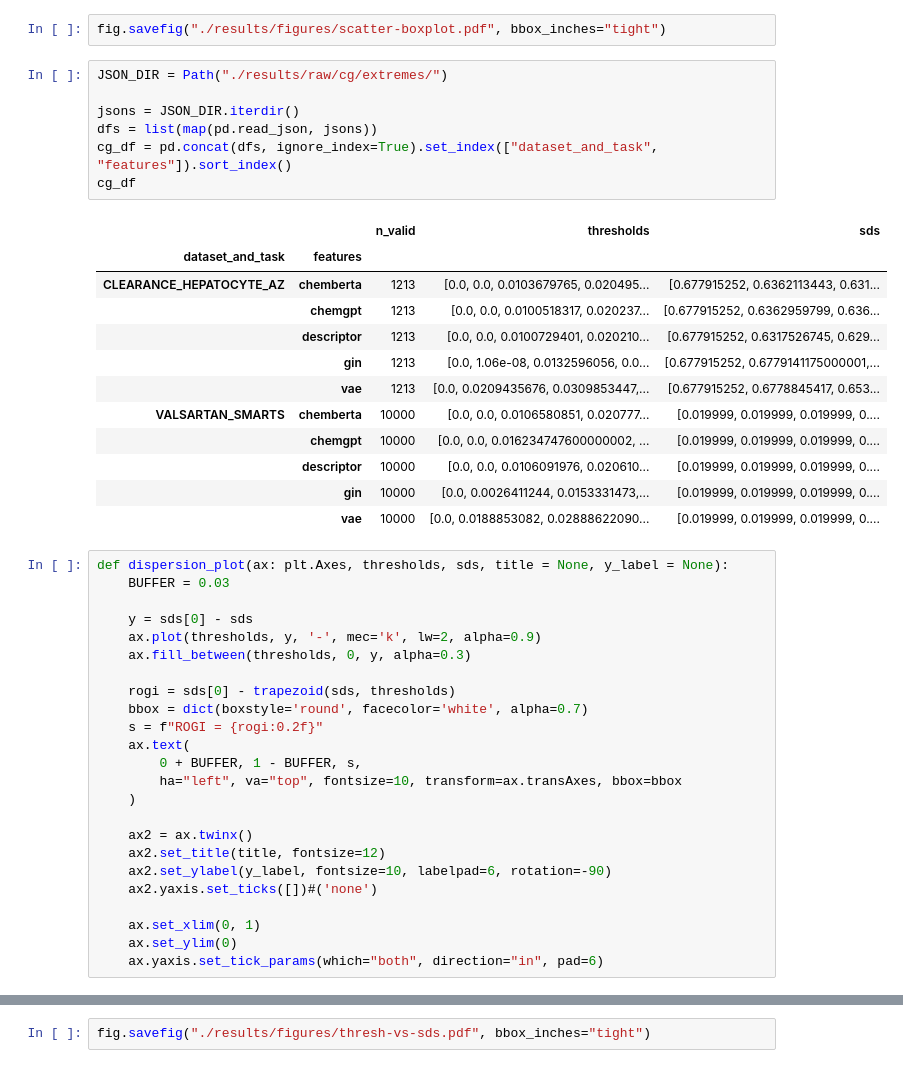
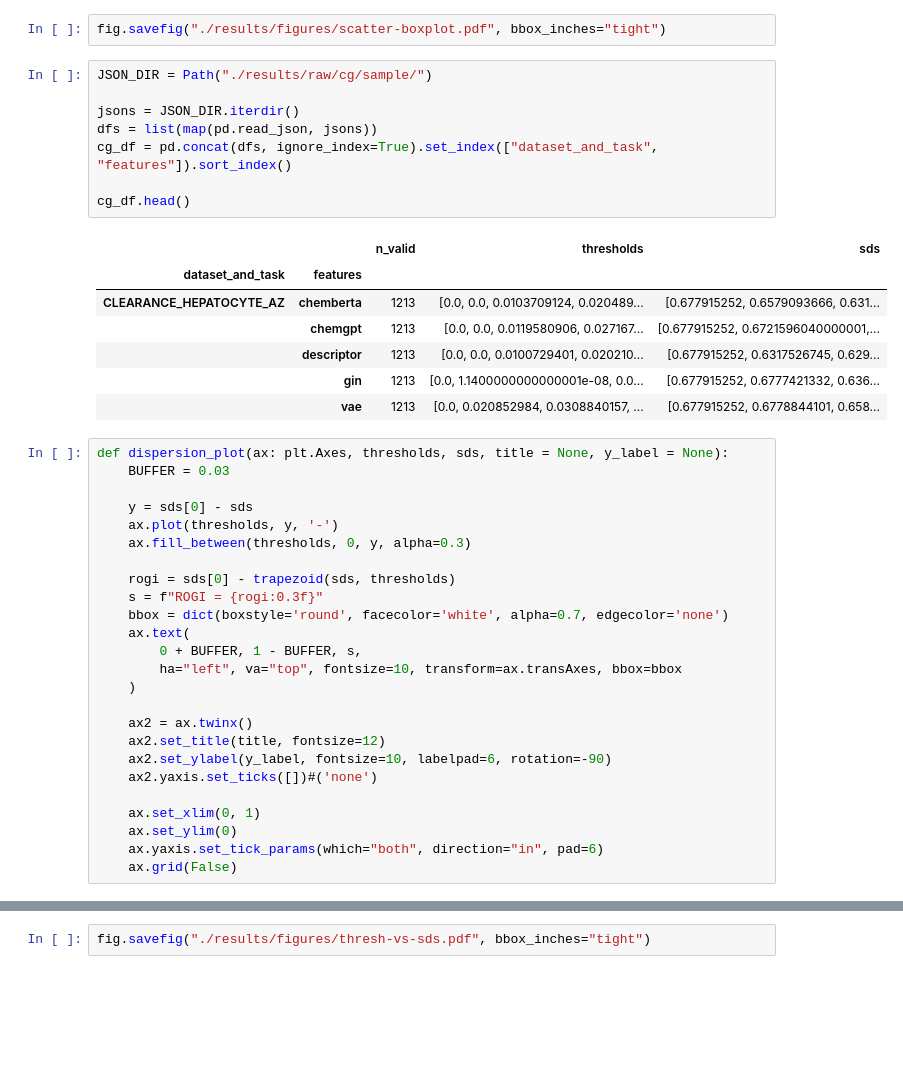
Before and after one commit to coleygroup/rogi-xd, a Jupyter notebook: plots.ipynb, the cells around one changed output, grey strips where cells are left out. Drawn from its saved outputs; the diff is of its cells as text; blank space fills up the shorter version.

```diff
--- a/plots.ipynb
+++ b/plots.ipynb
@@ -177,36 +244,32 @@ fig
 # %%
 fig.savefig("./results/figures/scatter-boxplot.pdf", bbox_inches="tight")
 # %%
-JSON_DIR = Path("./results/raw/cg/extremes/")
+JSON_DIR = Path("./results/raw/cg/sample/")
 
 jsons = JSON_DIR.iterdir()
 dfs = list(map(pd.read_json, jsons))
 cg_df = pd.concat(dfs, ignore_index=True).set_index(["dataset_and_task", "features"]).sort_index()
-cg_df
+
+cg_df.head()
 # %% [output]
 |  |  | n_valid | thresholds | sds |
 | dataset_and_task | features |  |  |  |
-| CLEARANCE_HEPATOCYTE_AZ | chemberta | 1213 | [0.0, 0.0, 0.0103679765, 0.020495... | [0.677915252, 0.6362113443, 0.631... |
-|  | chemgpt | 1213 | [0.0, 0.0, 0.0100518317, 0.020237... | [0.677915252, 0.6362959799, 0.636... |
+| CLEARANCE_HEPATOCYTE_AZ | chemberta | 1213 | [0.0, 0.0, 0.0103709124, 0.020489... | [0.677915252, 0.6579093666, 0.631... |
+|  | chemgpt | 1213 | [0.0, 0.0, 0.0119580906, 0.027167... | [0.677915252, 0.6721596040000001,... |
 |  | descriptor | 1213 | [0.0, 0.0, 0.0100729401, 0.020210... | [0.677915252, 0.6317526745, 0.629... |
-|  | gin | 1213 | [0.0, 1.06e-08, 0.0132596056, 0.0... | [0.677915252, 0.6779141175000001,... |
-|  | vae | 1213 | [0.0, 0.0209435676, 0.0309853447,... | [0.677915252, 0.6778845417, 0.653... |
-| VALSARTAN_SMARTS | chemberta | 10000 | [0.0, 0.0, 0.0106580851, 0.020777... | [0.019999, 0.019999, 0.019999, 0.... |
-|  | chemgpt | 10000 | [0.0, 0.0, 0.016234747600000002, ... | [0.019999, 0.019999, 0.019999, 0.... |
-|  | descriptor | 10000 | [0.0, 0.0, 0.0106091976, 0.020610... | [0.019999, 0.019999, 0.019999, 0.... |
-|  | gin | 10000 | [0.0, 0.0026411244, 0.0153331473,... | [0.019999, 0.019999, 0.019999, 0.... |
-|  | vae | 10000 | [0.0, 0.0188853082, 0.02888622090... | [0.019999, 0.019999, 0.019999, 0.... |
+|  | gin | 1213 | [0.0, 1.1400000000000001e-08, 0.0... | [0.677915252, 0.6777421332, 0.636... |
+|  | vae | 1213 | [0.0, 0.020852984, 0.0308840157, ... | [0.677915252, 0.6778844101, 0.658... |
 # %%
 def dispersion_plot(ax: plt.Axes, thresholds, sds, title = None, y_label = None):
     BUFFER = 0.03
 
     y = sds[0] - sds
-    ax.plot(thresholds, y, '-', mec='k', lw=2, alpha=0.9)
+    ax.plot(thresholds, y, '-')
     ax.fill_between(thresholds, 0, y, alpha=0.3)
 
     rogi = sds[0] - trapezoid(sds, thresholds)
-    bbox = dict(boxstyle='round', facecolor='white', alpha=0.7)
-    s = f"ROGI = {rogi:0.2f}"
+    s = f"ROGI = {rogi:0.3f}"
+    bbox = dict(boxstyle='round', facecolor='white', alpha=0.7, edgecolor='none')
     ax.text(
         0 + BUFFER, 1 - BUFFER, s,
         ha="left", va="top", fontsize=10, transform=ax.transAxes, bbox=bbox
@@ -220,4 +283,5 @@ def dispersion_plot(ax: plt.Axes, thresholds, sds, title = None, y_label = None)
     ax.set_xlim(0, 1)
     ax.set_ylim(0)
     ax.yaxis.set_tick_params(which="both", direction="in", pad=6)
+    ax.grid(False)
 # %%
```
Also changed, not shown: parts of 10 cells of this notebook, 1 other file.
